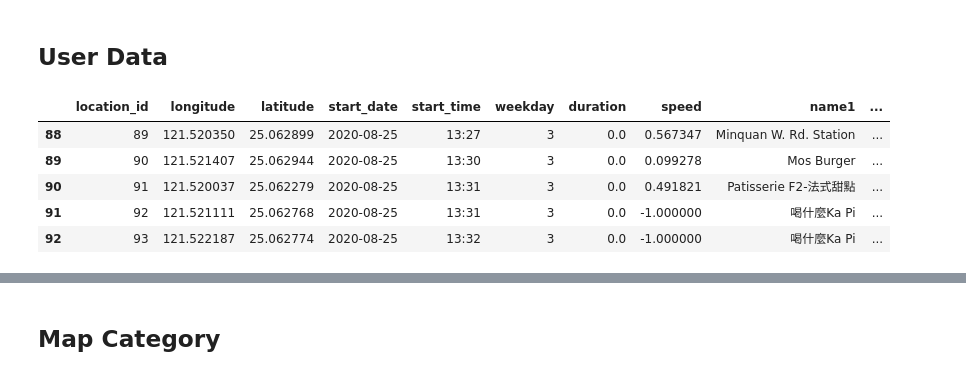
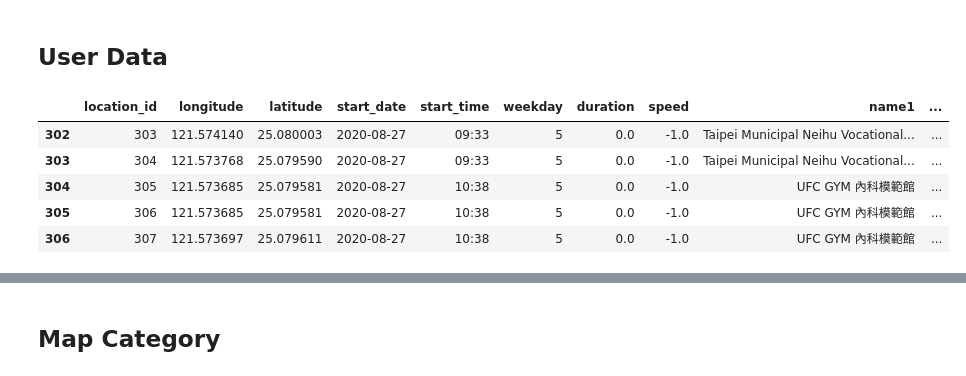
Before and after one commit to yuchieh0130/chchboss, a Jupyter notebook: CategoryPrediction_RandomForest.ipynb, the cells around one changed output, grey strips where cells are left out. Drawn from its saved outputs; the diff is of its cells as text; code cells hidden in the pictures.

```diff
--- a/CategoryPrediction_RandomForest.ipynb
+++ b/CategoryPrediction_RandomForest.ipynb
@@ -146,15 +140,15 @@ array([ 3,  3,  2, 17,  6,  1,  6, 17,  6, 17,  2,  3,  2, 17,  6,  1,  6,
 # %% [markdown]
 ## User Data
 # %%
-location = pd.read_csv("0825.csv")
+location = pd.read_csv("0827.csv")
 location.tail()
 # %% [output]
 |  | location_id | longitude | latitude | start_date | start_time | weekday | duration | speed | name1 | ... |
-| 88 | 89 | 121.520350 | 25.062899 | 2020-08-25 | 13:27 | 3 | 0.0 | 0.567347 | Minquan W. Rd. Station | ... |
-| 89 | 90 | 121.521407 | 25.062944 | 2020-08-25 | 13:30 | 3 | 0.0 | 0.099278 | Mos Burger | ... |
-| 90 | 91 | 121.520037 | 25.062279 | 2020-08-25 | 13:31 | 3 | 0.0 | 0.491821 | Patisserie F2-法式甜點 | ... |
-| 91 | 92 | 121.521111 | 25.062768 | 2020-08-25 | 13:31 | 3 | 0.0 | -1.000000 | 喝什麼Ka Pi | ... |
-| 92 | 93 | 121.522187 | 25.062774 | 2020-08-25 | 13:32 | 3 | 0.0 | -1.000000 | 喝什麼Ka Pi | ... |
+| 302 | 303 | 121.574140 | 25.080003 | 2020-08-27 | 09:33 | 5 | 0.0 | -1.0 | Taipei Municipal Neihu Vocational... | ... |
+| 303 | 304 | 121.573768 | 25.079590 | 2020-08-27 | 09:33 | 5 | 0.0 | -1.0 | Taipei Municipal Neihu Vocational... | ... |
+| 304 | 305 | 121.573685 | 25.079581 | 2020-08-27 | 10:38 | 5 | 0.0 | -1.0 | UFC GYM 內科模範館 | ... |
+| 305 | 306 | 121.573685 | 25.079581 | 2020-08-27 | 10:38 | 5 | 0.0 | -1.0 | UFC GYM 內科模範館 | ... |
+| 306 | 307 | 121.573697 | 25.079611 | 2020-08-27 | 10:38 | 5 | 0.0 | -1.0 | UFC GYM 內科模範館 | ... |
 # %%
 stopLoc = location.drop(['category2','category3','category4','category5'], 1)
 
```
Also changed, not shown: parts of 19 cells of this notebook, 2 other files.
